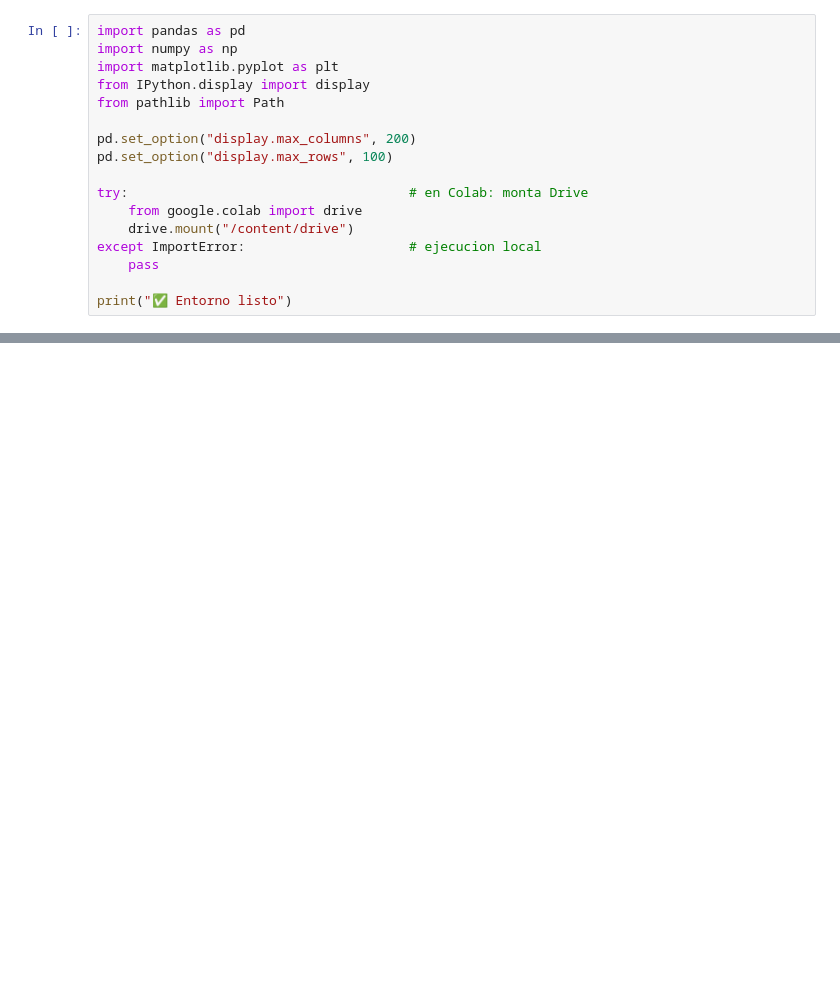
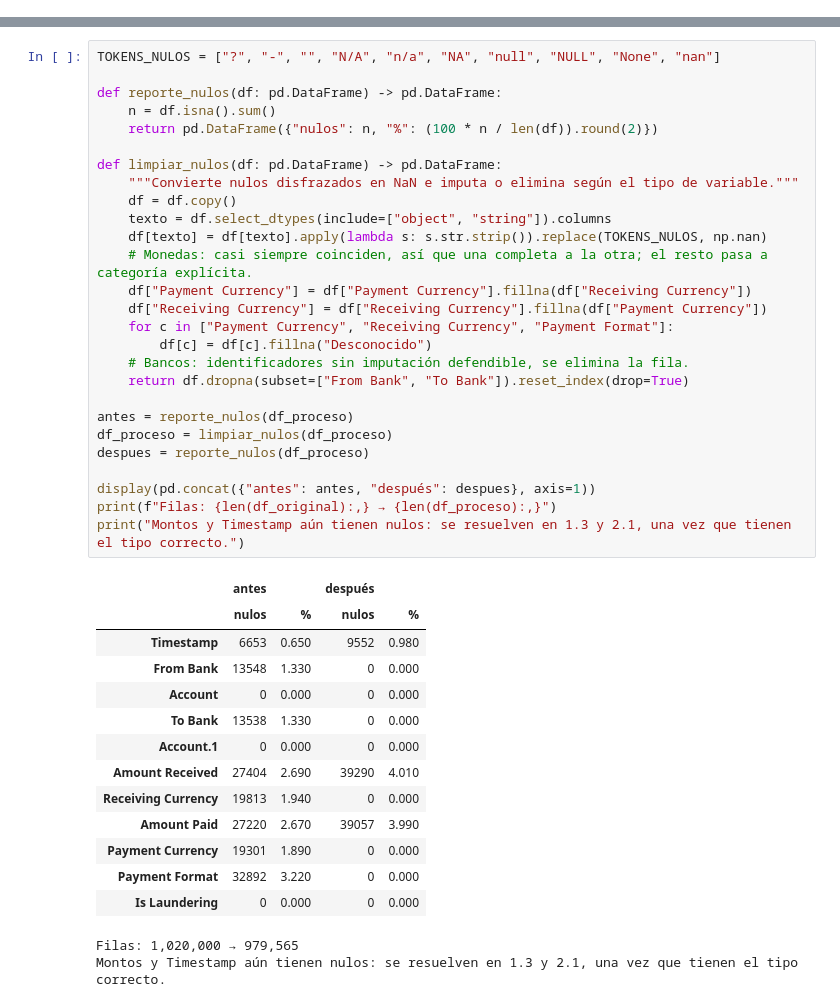
Before and after one commit to glender222/DataMining, a Jupyter notebook: notebooks/Parcial_Unidad_3_Colab.ipynb, the cells around one changed output, grey strips where cells are left out. Saved outputs shown, nothing was run; the diff lists cells and outputs as text; blank space fills up the shorter version.

```diff
--- a/notebooks/Parcial_Unidad_3_Colab.ipynb
+++ b/notebooks/Parcial_Unidad_3_Colab.ipynb
@@ -39,17 +0,0 @@ El grupo debe entregar:
-# %%
-import pandas as pd
-import numpy as np
-import matplotlib.pyplot as plt
-from IPython.display import display
-from pathlib import Path
-
-pd.set_option("display.max_columns", 200)
-pd.set_option("display.max_rows", 100)
-
-try:                                    # en Colab: monta Drive
-    from google.colab import drive
-    drive.mount("/content/drive")
-except ImportError:                     # ejecucion local
-    pass
-
-print("✅ Entorno listo")
@@ -779,0 +177,43 @@ Responde:
+# %%
+TOKENS_NULOS = ["?", "-", "", "N/A", "n/a", "NA", "null", "NULL", "None", "nan"]
+
+def reporte_nulos(df: pd.DataFrame) -> pd.DataFrame:
+    n = df.isna().sum()
+    return pd.DataFrame({"nulos": n, "%": (100 * n / len(df)).round(2)})
+
+def limpiar_nulos(df: pd.DataFrame) -> pd.DataFrame:
+    """Convierte nulos disfrazados en NaN e imputa o elimina según el tipo de variable."""
+    df = df.copy()
+    texto = df.select_dtypes(include=["object", "string"]).columns
+    df[texto] = df[texto].apply(lambda s: s.str.strip()).replace(TOKENS_NULOS, np.nan)
+    # Monedas: casi siempre coinciden, así que una completa a la otra; el resto pasa a categoría explícita.
+    df["Payment Currency"] = df["Payment Currency"].fillna(df["Receiving Currency"])
+    df["Receiving Currency"] = df["Receiving Currency"].fillna(df["Payment Currency"])
+    for c in ["Payment Currency", "Receiving Currency", "Payment Format"]:
+        df[c] = df[c].fillna("Desconocido")
+    # Bancos: identificadores sin imputación defendible, se elimina la fila.
+    return df.dropna(subset=["From Bank", "To Bank"]).reset_index(drop=True)
+
+antes = reporte_nulos(df_proceso)
+df_proceso = limpiar_nulos(df_proceso)
+despues = reporte_nulos(df_proceso)
+
+display(pd.concat({"antes": antes, "después": despues}, axis=1))
+print(f"Filas: {len(df_original):,} → {len(df_proceso):,}")
+print("Montos y Timestamp aún tienen nulos: se resuelven en 1.3 y 2.1, una vez que tienen el tipo correcto.")
+# %% [output]
+|  | antes |  | después |  |
+|  | nulos | % | nulos | % |
+| Timestamp | 6653 | 0.650 | 9552 | 0.980 |
+| From Bank | 13548 | 1.330 | 0 | 0.000 |
+| Account | 0 | 0.000 | 0 | 0.000 |
+| To Bank | 13538 | 1.330 | 0 | 0.000 |
+| Account.1 | 0 | 0.000 | 0 | 0.000 |
+| Amount Received | 27404 | 2.690 | 39290 | 4.010 |
+| Receiving Currency | 19813 | 1.940 | 0 | 0.000 |
+| Amount Paid | 27220 | 2.670 | 39057 | 3.990 |
+| Payment Currency | 19301 | 1.890 | 0 | 0.000 |
+| Payment Format | 32892 | 3.220 | 0 | 0.000 |
+| Is Laundering | 0 | 0.000 | 0 | 0.000 |
+Filas: 1,020,000 → 979,565
+Montos y Timestamp aún tienen nulos: se resuelven en 1.3 y 2.1, una vez que tienen el tipo correcto.
```
Also changed, not shown: parts of 107 cells of this notebook.
